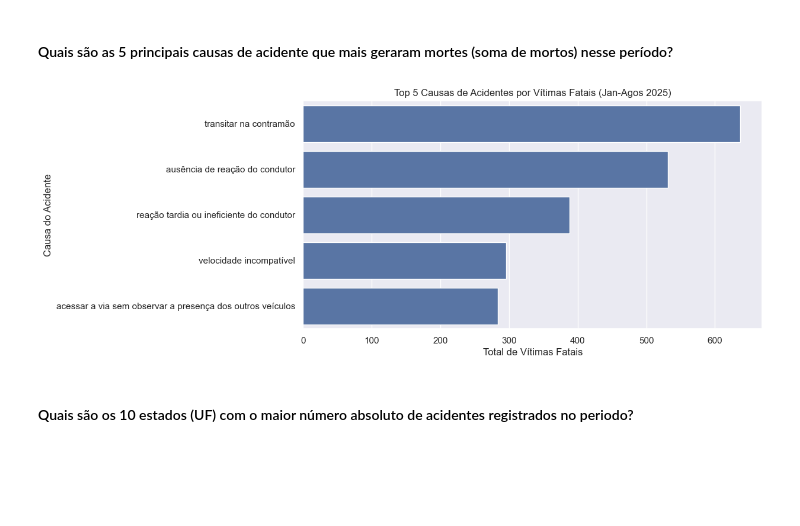
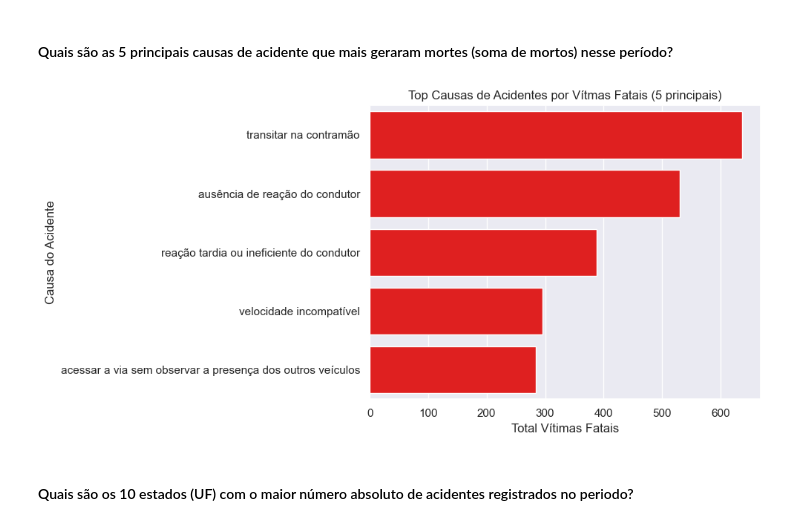
Before and after one commit to RyanRibeiroM/DataScience, a Jupyter notebook: notebooks/T2-exploratory_data_analysis.ipynb, the cells around one changed output. Drawn from its saved outputs; the diff is of its cells as text; code cells hidden in the pictures; blank space fills up the shorter version.

Commit message:
(feat) - Modularization of graphs in the plots.py script and addition of legends in the notebook steps.

```diff
--- a/notebooks/T2-exploratory_data_analysis.ipynb
+++ b/notebooks/T2-exploratory_data_analysis.ipynb
@@ -185,23 +213,8 @@ Name: count, dtype: int64
 # %% [markdown]
 #### Quais são as 5 principais causas de acidente que mais geraram mortes (soma de mortos) nesse período?
 # %%
-mortos_por_causa = data.groupby('causa_acidente')['mortos'].sum().reset_index()
-mortos_por_causa = mortos_por_causa.sort_values('mortos', ascending=False).head(5)
-
-fig, ax = plt.subplots(figsize=(10, 5))
-
-sns.barplot(
-    data=mortos_por_causa,
-    x="mortos",
-    y="causa_acidente",
-    ax=ax
-)
-ax.set_title("Top 5 Causas de Acidentes por Vítimas Fatais (Jan-Agos 2025)")
-ax.set_xlabel("Total de Vítimas Fatais")
-ax.set_ylabel("Causa do Acidente")
-
-plt.show()
+plot_principais_acidentes(data, top_n=5)
 # %% [output]
-[figure, old version]
+[figure, new version]
 # %% [markdown]
 #### Quais são os 10 estados (UF) com o maior número absoluto de acidentes registrados no periodo?
```
Also changed, not shown: parts of 22 cells of this notebook, 1 other file.
